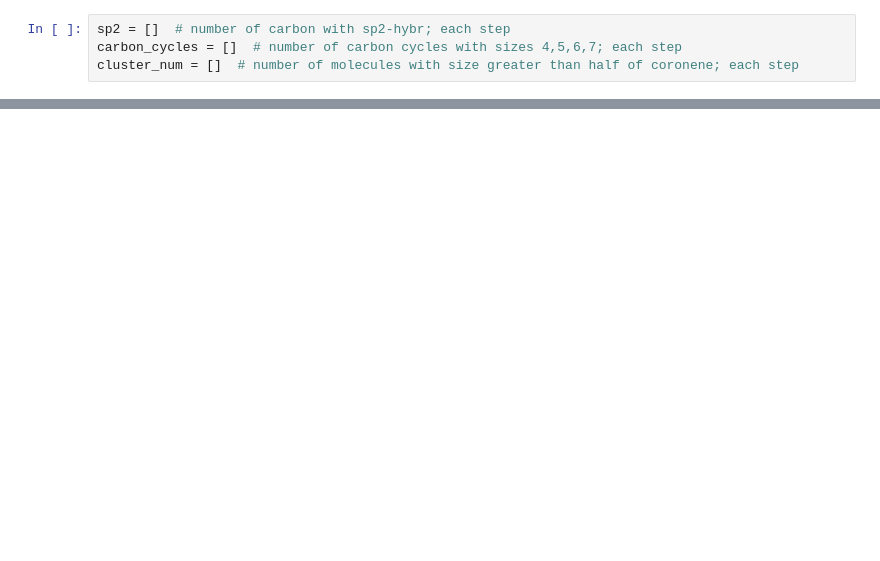
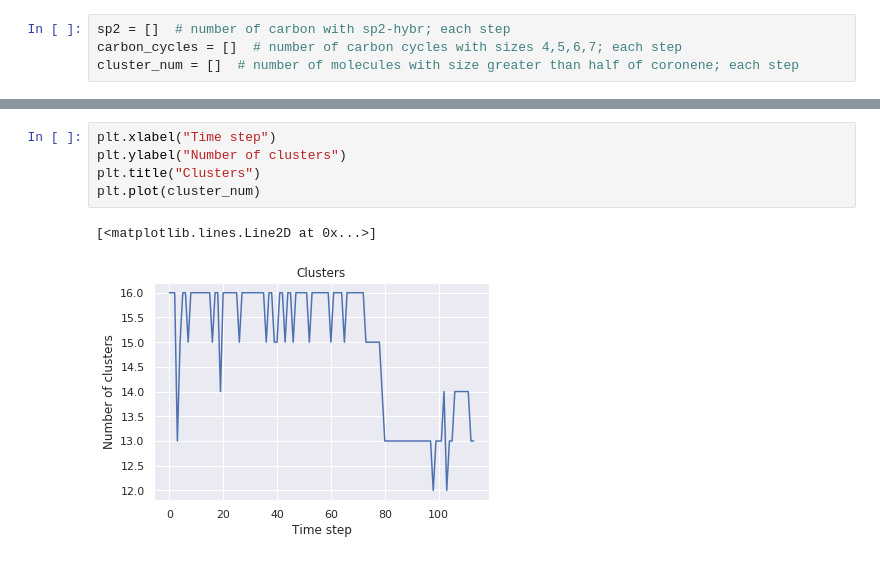
Before and after one commit to vladimirshadymov/carbohydrates, a Jupyter notebook: coronene.ipynb, the cells around one changed output, grey strips where cells are left out. Saved outputs shown, nothing was run; the diff lists cells and outputs as text; blank space fills up the shorter version.

```diff
--- a/coronene.ipynb
+++ b/coronene.ipynb
@@ -44,0 +34,8 @@ def get_bond_graph(atoms, bond_length=1.85):
+# %%
+plt.xlabel("Time step")
+plt.ylabel("Number of clusters")
+plt.title("Clusters")
+plt.plot(cluster_num)
+# %% [output]
+[<matplotlib.lines.Line2D at 0x...>]
+[figure, added]
```
Also changed, not shown: parts of 29 cells of this notebook, 1 other file.
